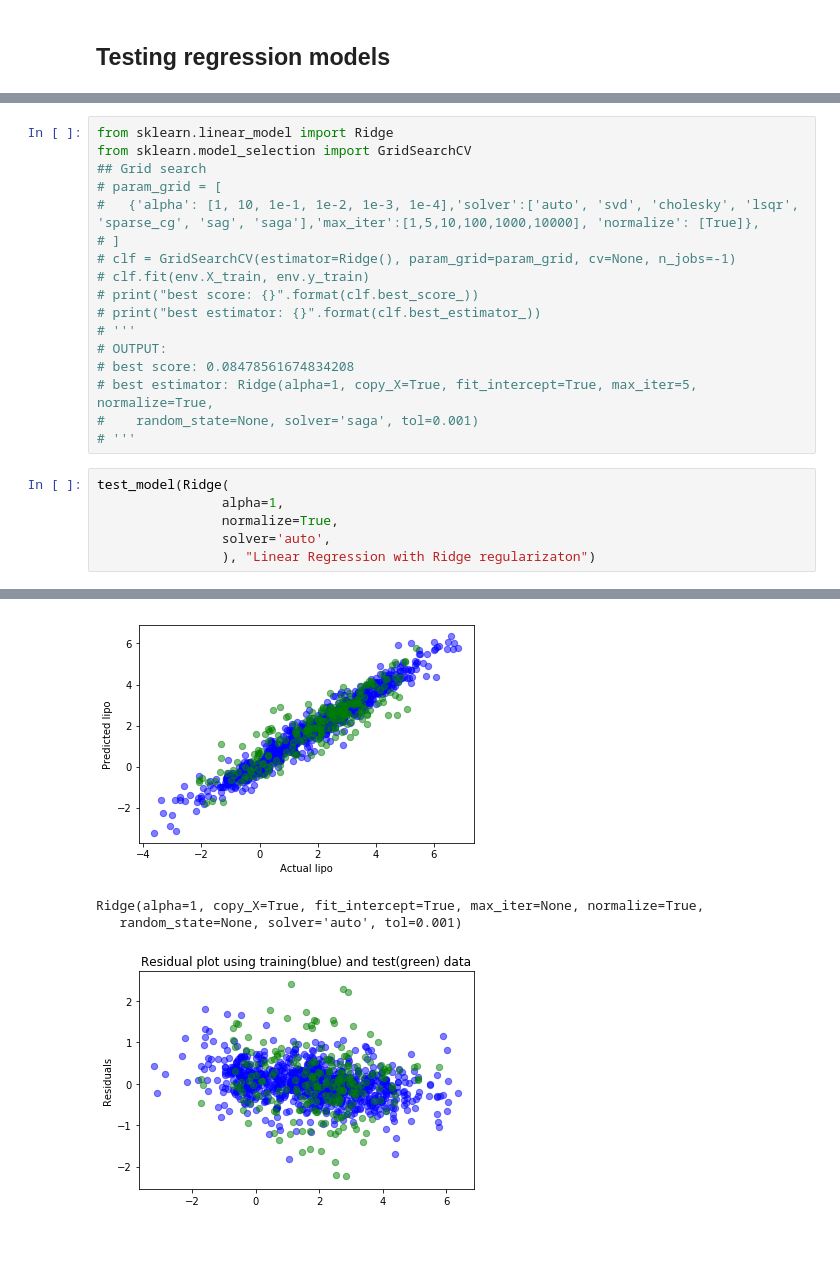
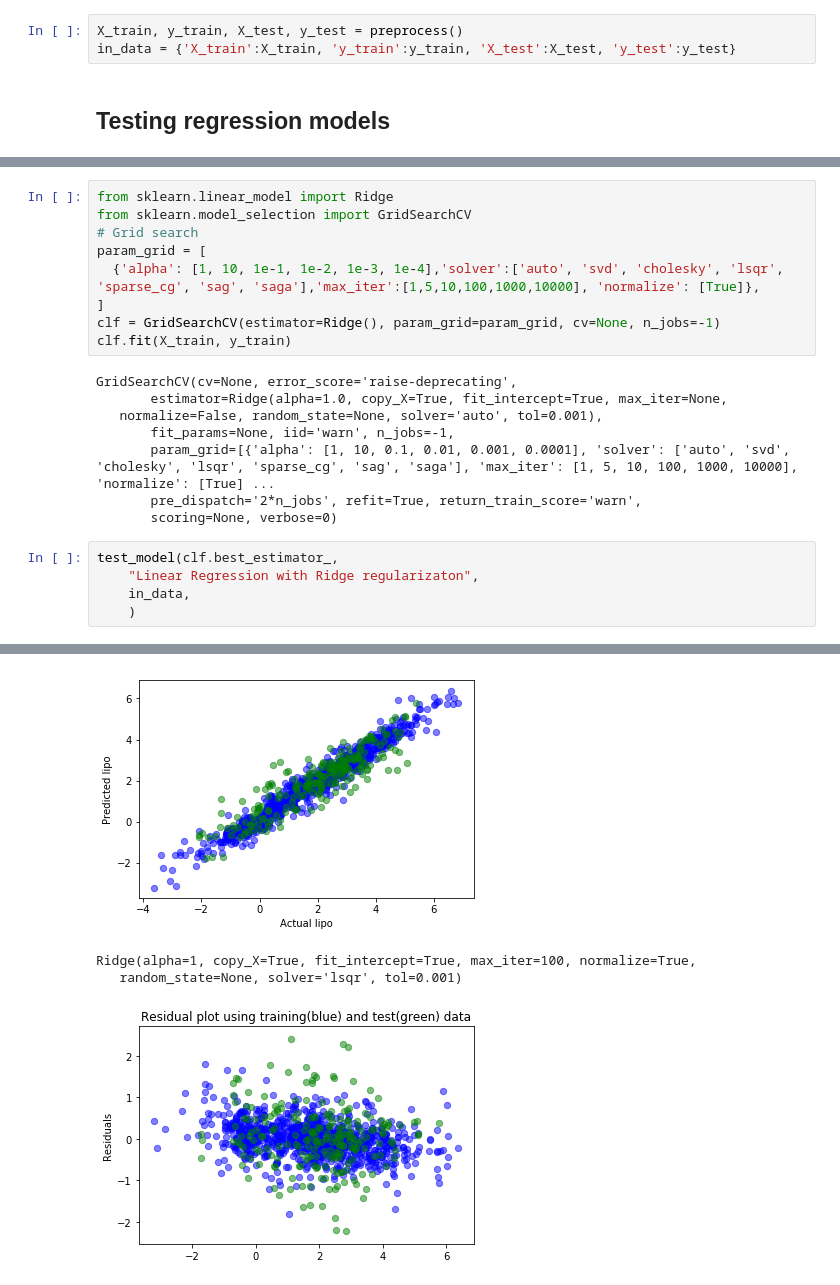
Before and after one commit to cfu288/ml-predict-lipohpillicity, a Jupyter notebook: 1_main.ipynb, the cells around one changed output, grey strips where cells are left out. Drawn from its saved outputs; the diff is of its cells as text; blank space fills up the shorter version.

```diff
--- a/1_main.ipynb
+++ b/1_main.ipynb
@@ -116,2 +66,5 @@ env = enviorment_data(X_train=X_train_std, y_train=y_train, X_test=X_test_std, y
+# %%
+X_train, y_train, X_test, y_test = preprocess()
+in_data = {'X_train':X_train, 'y_train':y_train, 'X_test':X_test, 'y_test':y_test}
 # %% [markdown]
 ## Testing regression models
@@ -163,26 +71,25 @@ def test_model(model, name, data=env):
 # %%
 from sklearn.linear_model import Ridge
 from sklearn.model_selection import GridSearchCV
-## Grid search
-# param_grid = [
-#   {'alpha': [1, 10, 1e-1, 1e-2, 1e-3, 1e-4],'solver':['auto', 'svd', 'cholesky', 'lsqr', 'sparse_cg', 'sag', 'saga'],'max_iter':[1,5,10,100,1000,10000], 'normalize': [True]},
-# ]
-# clf = GridSearchCV(estimator=Ridge(), param_grid=param_grid, cv=None, n_jobs=-1)
-# clf.fit(env.X_train, env.y_train)
-# print("best score: {}".format(clf.best_score_))
-# print("best estimator: {}".format(clf.best_estimator_))
-# '''
-# OUTPUT:
-# best score: 0.08478561674834208
-# best estimator: Ridge(alpha=1, copy_X=True, fit_intercept=True, max_iter=5, normalize=True,
-#    random_state=None, solver='saga', tol=0.001)
-# '''
+# Grid search
+param_grid = [
+  {'alpha': [1, 10, 1e-1, 1e-2, 1e-3, 1e-4],'solver':['auto', 'svd', 'cholesky', 'lsqr', 'sparse_cg', 'sag', 'saga'],'max_iter':[1,5,10,100,1000,10000], 'normalize': [True]},
+]
+clf = GridSearchCV(estimator=Ridge(), param_grid=param_grid, cv=None, n_jobs=-1)
+clf.fit(X_train, y_train)
+# %% [output]
+GridSearchCV(cv=None, error_score='raise-deprecating',
+       estimator=Ridge(alpha=1.0, copy_X=True, fit_intercept=True, max_iter=None,
+   normalize=False, random_state=None, solver='auto', tol=0.001),
+       fit_params=None, iid='warn', n_jobs=-1,
+       param_grid=[{'alpha': [1, 10, 0.1, 0.01, 0.001, 0.0001], 'solver': ['auto', 'svd', 'cholesky', 'lsqr', 'sparse_cg', 'sag', 'saga'], 'max_iter': [1, 5, 10, 100, 1000, 10000], 'normalize': [True] ...
+       pre_dispatch='2*n_jobs', refit=True, return_train_score='warn',
+       scoring=None, verbose=0)
 # %%
-test_model(Ridge(
-                alpha=1,
-                normalize=True,
-                solver='auto',
-                ), "Linear Regression with Ridge regularizaton")
+test_model(clf.best_estimator_,
+    "Linear Regression with Ridge regularizaton",
+    in_data,
+    )
 # %% [output]
 Linear Regression with Ridge regularizaton
 
@@ -194,7 +101,7 @@ So, in our model, 79.725% of the variability in Y can be explained using X.
 Our model predicted most of the lipophilicity values in the test set within 0.76 of the real value.
 [figure]
-Ridge(alpha=1, copy_X=True, fit_intercept=True, max_iter=None, normalize=True,
-   random_state=None, solver='auto', tol=0.001)
+Ridge(alpha=1, copy_X=True, fit_intercept=True, max_iter=100, normalize=True,
+   random_state=None, solver='lsqr', tol=0.001)
-[figure, old version]
+[figure, new version]
 # %%
 from sklearn.linear_model import Lasso
```
Also changed, not shown: parts of 19 cells of this notebook, 1 other file.
